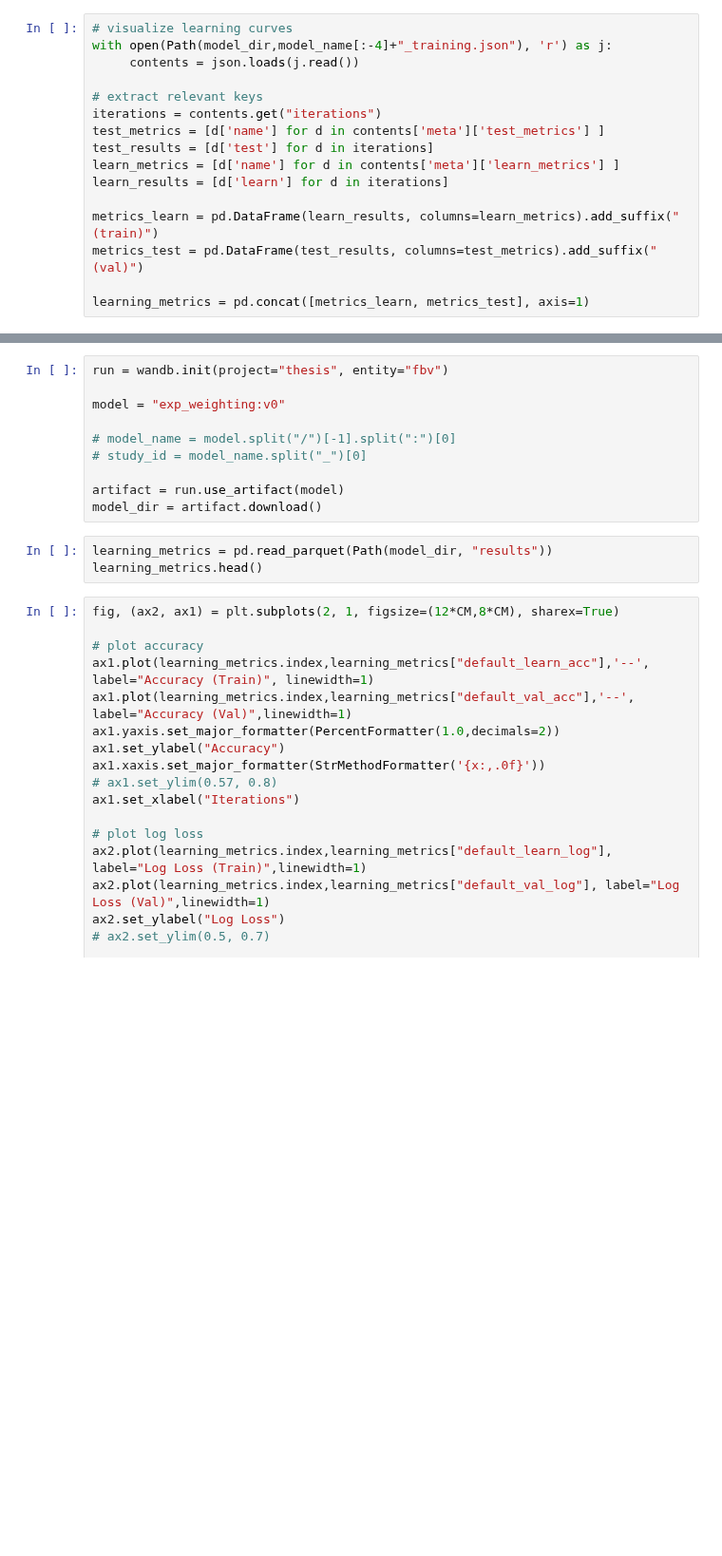
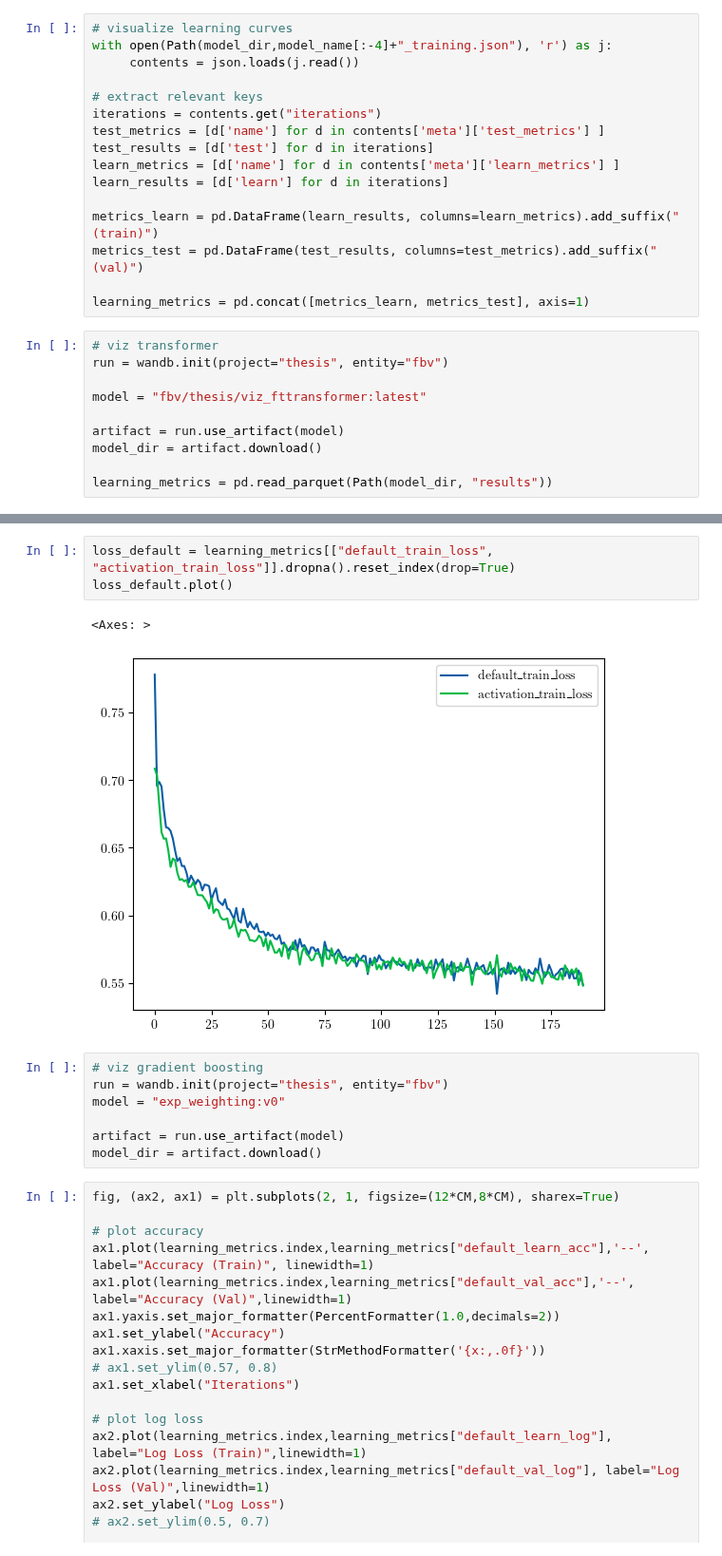
Before and after one commit to KarelZe/thesis, a Jupyter notebook: notebooks/6.0a-mb-visualizations.ipynb, the cells around one changed output, grey strips where cells are left out. Shown at 95% size. Drawn from its saved outputs; the diff is of its cells as text; blank space fills up the shorter version.

```diff
--- a/notebooks/6.0a-mb-visualizations.ipynb
+++ b/notebooks/6.0a-mb-visualizations.ipynb
@@ -897,3 +897,13 @@ metrics_learn = pd.DataFrame(learn_results, columns=learn_metrics).add_suffix("
 metrics_test = pd.DataFrame(test_results, columns=test_metrics).add_suffix(" (val)")
 
 learning_metrics = pd.concat([metrics_learn, metrics_test], axis=1)
+# %%
+# viz transformer
+run = wandb.init(project="thesis", entity="fbv")
+
+model = "fbv/thesis/viz_fttransformer:latest"
+
+artifact = run.use_artifact(model)
+model_dir = artifact.download()
+
+learning_metrics = pd.read_parquet(Path(model_dir, "results"))
@@ -900,16 +923,16 @@ learning_metrics = pd.concat([metrics_learn, metrics_test], axis=1)
+# %%
+loss_default = learning_metrics[["default_train_loss", "activation_train_loss"]].dropna().reset_index(drop=True)
+loss_default.plot()
+# %% [output]
+<Axes: >
+[figure, added]
 # %%
+# viz gradient boosting
 run = wandb.init(project="thesis", entity="fbv")
-
 model = "exp_weighting:v0"
-
-# model_name = model.split("/")[-1].split(":")[0]
-# study_id = model_name.split("_")[0]
 
 artifact = run.use_artifact(model)
 model_dir = artifact.download()
-# %%
-learning_metrics = pd.read_parquet(Path(model_dir, "results"))
-learning_metrics.head()
 # %%
 fig, (ax2, ax1) = plt.subplots(2, 1, figsize=(12*CM,8*CM), sharex=True)
 
```
Also changed, not shown: parts of 1 cell of this notebook, 1 other file.
